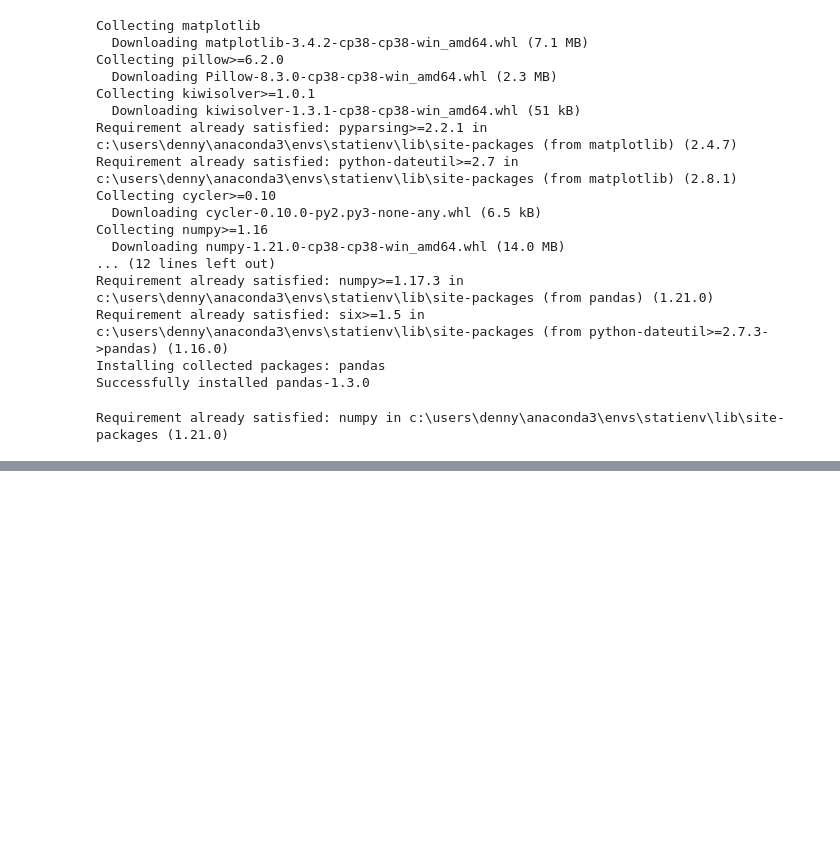
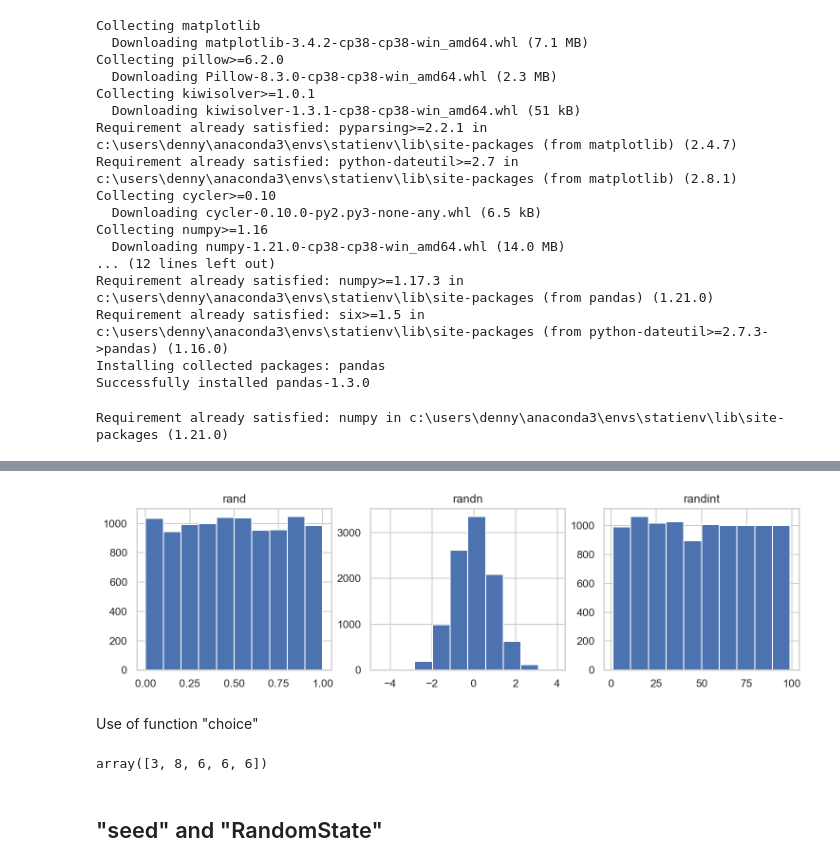
Before and after one commit to dennyalp/Statistics, a Jupyter notebook: Statistics_Notebook_01.ipynb, the cells around one changed output, grey strips where cells are left out. Saved outputs shown, nothing was run; the diff lists cells and outputs as text; code cells hidden in the pictures; blank space fills up the shorter version.

```diff
--- a/Statistics_Notebook_01.ipynb
+++ b/Statistics_Notebook_01.ipynb
@@ -32,3 +52,5 @@ import numpy as np
 import pandas as pd
 from scipy import stats
 import matplotlib.pyplot as plt
+import seaborn as sns
+sns.set(style = "whitegrid")
@@ -40,0 +75,22 @@ plt.colorbar()
+# %%
+plt.figure(figsize=(12,3), dpi=150)
+plt.subplot(1,3,1)
+plt.hist(np.random.rand(10000)) # Example of "rand"
+plt.title("rand")
+plt.subplot(1,3,2)
+plt.hist(np.random.randn(10000)) # Example of "randn"
+plt.title("randn")
+plt.subplot(1,3,3)
+plt.hist(np.random.randint(low=1, high=100, size= 10000)) # Example of "randint"
+plt.title("randint")
+plt.show()
+# %% [output]
+[figure, added]
+# %% [markdown]
+Use of function "choice"
+# %%
+np.random.choice(10,5,replace=True)
+# %% [output]
+array([3, 8, 6, 6, 6])
+# %% [markdown]
+## "seed" and "RandomState"
```
Also changed, not shown: parts of 5 cells of this notebook, 1 other file.
